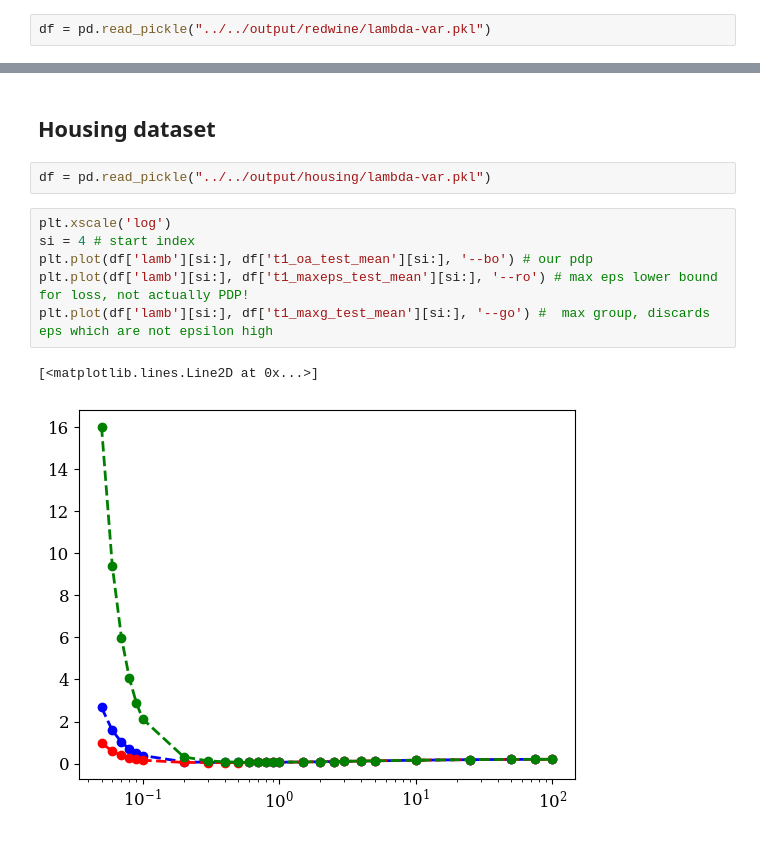
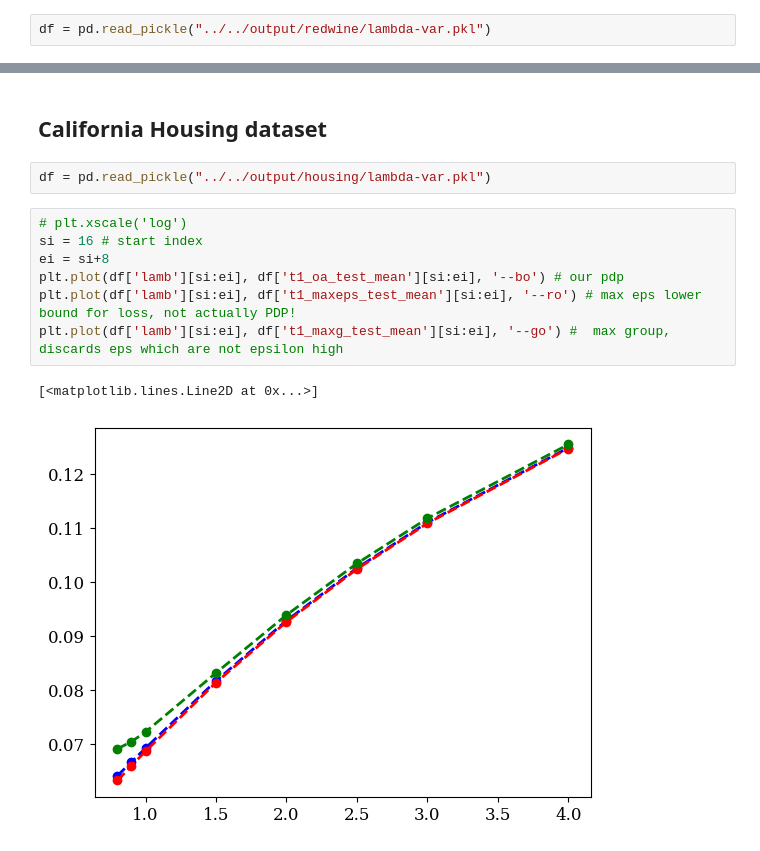
Before and after one commit to krishnacharya/pp-ridge, a Jupyter notebook: pp/runexps/maxg_maxeps_ours.ipynb, the cells around one changed output, grey strips where cells are left out. Cells and saved outputs as stored; diff of their text form.

Commit message:
adds le dataset

```diff
--- a/pp/runexps/maxg_maxeps_ours.ipynb
+++ b/pp/runexps/maxg_maxeps_ours.ipynb
@@ -115,16 +131,17 @@ plt.plot(df['lamb'][si:], df['t2_maxg_test_mean'][si:], '--go') #  max group, di
 [<matplotlib.lines.Line2D at 0x...>]
 [figure]
 # %% [markdown]
-## Housing dataset
+## California Housing dataset
 # %%
 df = pd.read_pickle("../../output/housing/lambda-var.pkl")
 # %%
-plt.xscale('log')
-si = 4 # start index
-plt.plot(df['lamb'][si:], df['t1_oa_test_mean'][si:], '--bo') # our pdp
-plt.plot(df['lamb'][si:], df['t1_maxeps_test_mean'][si:], '--ro') # max eps lower bound for loss, not actually PDP!
-plt.plot(df['lamb'][si:], df['t1_maxg_test_mean'][si:], '--go') #  max group, discards eps which are not epsilon high
+# plt.xscale('log')
+si = 16 # start index
+ei = si+8
+plt.plot(df['lamb'][si:ei], df['t1_oa_test_mean'][si:ei], '--bo') # our pdp
+plt.plot(df['lamb'][si:ei], df['t1_maxeps_test_mean'][si:ei], '--ro') # max eps lower bound for loss, not actually PDP!
+plt.plot(df['lamb'][si:ei], df['t1_maxg_test_mean'][si:ei], '--go') #  max group, discards eps which are not epsilon high
 # %% [output]
 [<matplotlib.lines.Line2D at 0x...>]
-[figure, old version]
+[figure, new version]
 # %%
```
Also changed, not shown: parts of 12 cells of this notebook, 3 other files.
